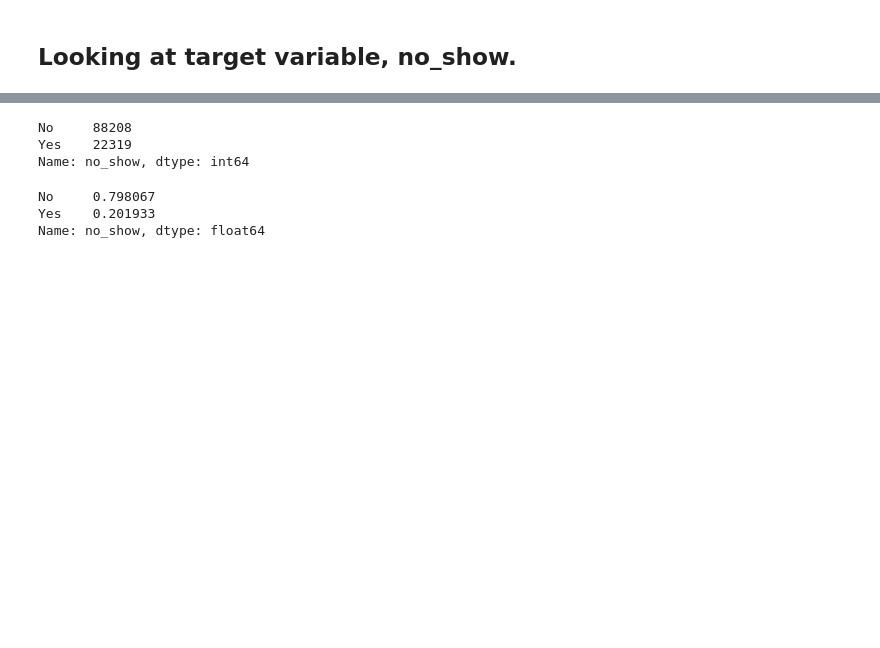
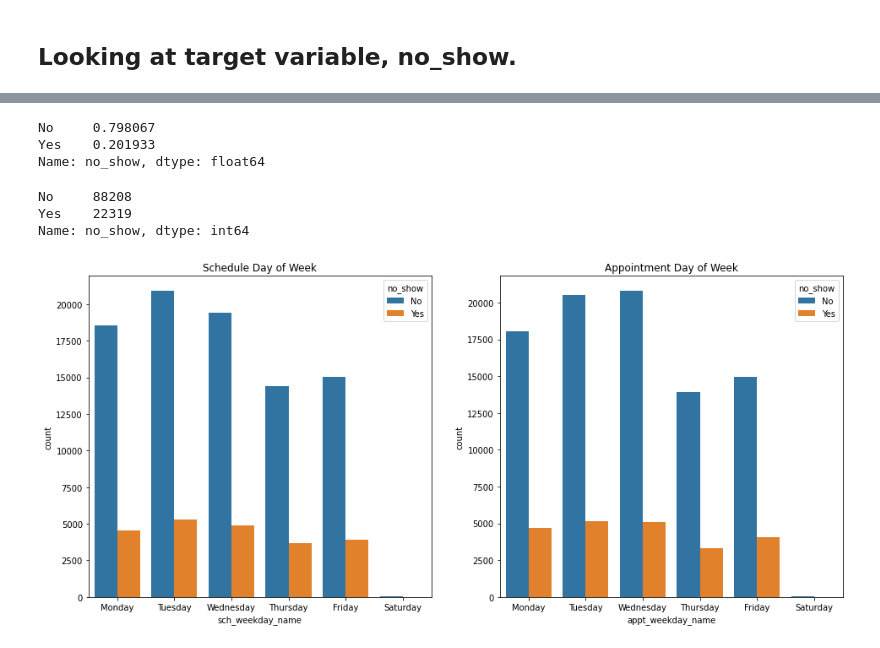
Before and after one commit to mgalaviz1/my_work, a Jupyter notebook: capstone2/predicting_no_shows.ipynb, the cells around one changed output, grey strips where cells are left out. Drawn from its saved outputs; the diff is of its cells as text; code cells hidden in the pictures; blank space fills up the shorter version.

```diff
--- a/capstone2/predicting_no_shows.ipynb
+++ b/capstone2/predicting_no_shows.ipynb
@@ -317,12 +477,27 @@ df.describe().T
+# %%
+df_merge.no_show.value_counts(normalize=True)
+# %% [output]
+No     0.798067
+Yes    0.201933
+Name: no_show, dtype: float64
 # %%
 df['no_show'].value_counts()
 # %% [output]
 No     88208
 Yes    22319
 Name: no_show, dtype: int64
-# %%
-df.no_show.value_counts(normalize=True)
-# %% [output]
-No     0.798067
-Yes    0.201933
-Name: no_show, dtype: float64
+# %%
+# Wednesday has the most obs followed by Tuesday
+
+plt.figure(figsize=(16,7))
+
+plt.subplot(1,2,1)
+sns.countplot(x='sch_weekday_name',hue='no_show',data=df_merge, order=['Monday','Tuesday', 'Wednesday','Thursday','Friday','Saturday'])
+plt.title('Schedule Day of Week')
+
+plt.subplot(1,2,2)
+sns.countplot(x='appt_weekday_name',hue='no_show',data=df_merge, order=['Monday','Tuesday', 'Wednesday','Thursday','Friday','Saturday'])
+plt.title('Appointment Day of Week')
+plt.show()
+# %% [output]
+[figure, added]
```
Also changed, not shown: parts of 54 cells of this notebook, 3 other files.
